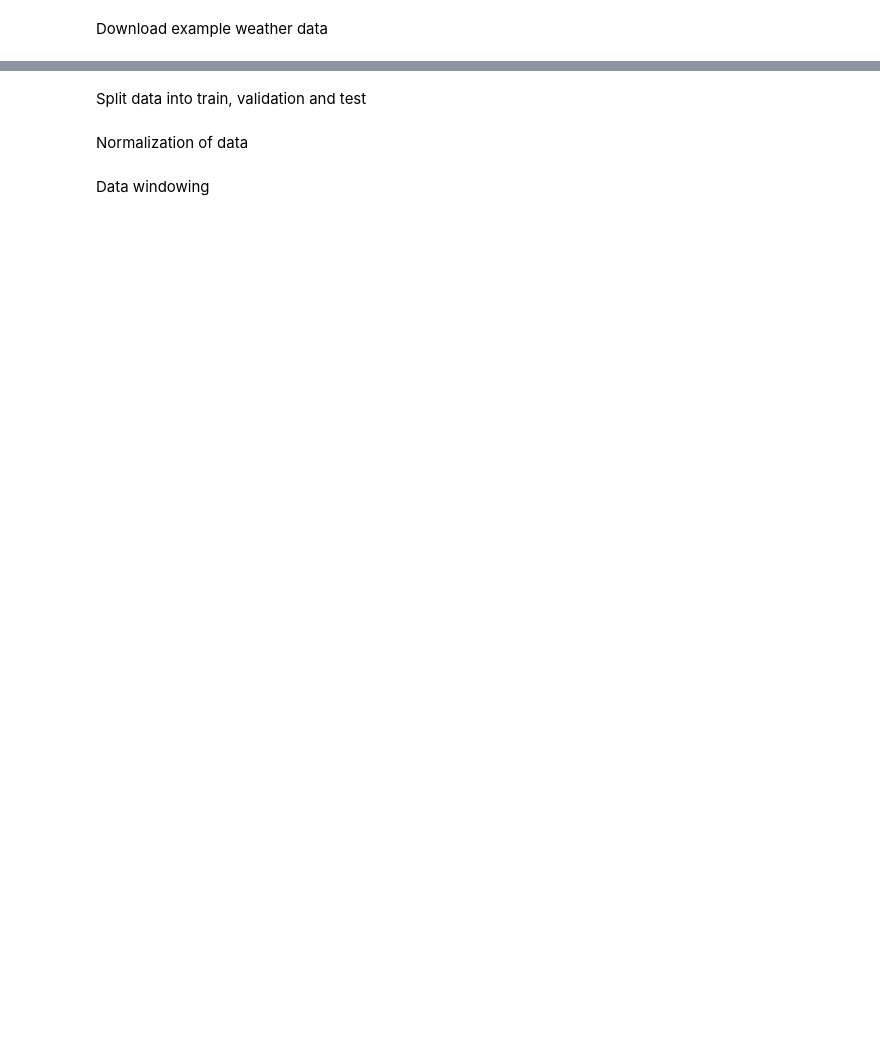
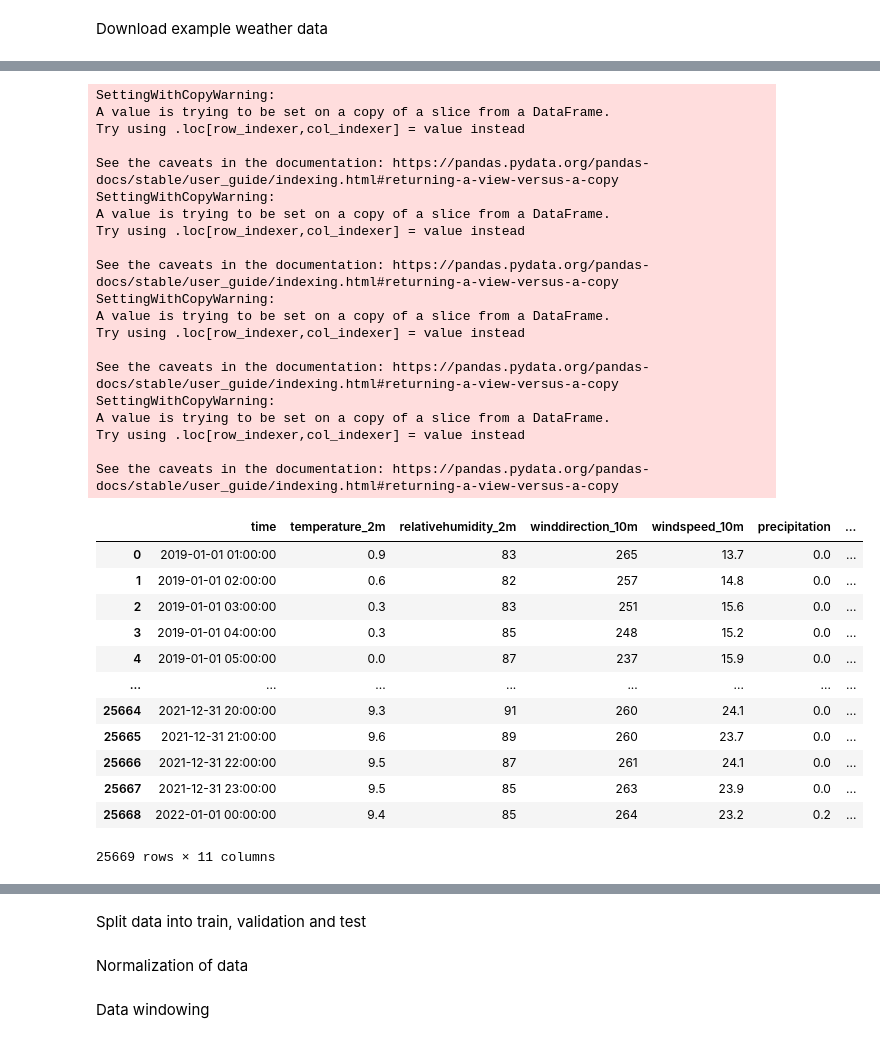
Before and after one commit to TheisNiklas/particulate-matter-prediction, a Jupyter notebook: src/model/tensorflowTesting.ipynb, the cells around one changed output, grey strips where cells are left out. Drawn from its saved outputs; the diff is of its cells as text; code cells hidden in the pictures; blank space fills up the shorter version.

```diff
--- a/src/model/tensorflowTesting.ipynb
+++ b/src/model/tensorflowTesting.ipynb
@@ -66,0 +102,48 @@ clean up
+# %%
+timestamp_s = df_dropped.index.map(pd.Timestamp.timestamp)
+
+day = 24*60*60
+year = (365.2425)*day
+
+df_dropped['Day sin'] = np.sin(timestamp_s * (2 * np.pi / day))
+df_dropped['Day cos'] = np.cos(timestamp_s * (2 * np.pi / day))
+df_dropped['Year sin'] = np.sin(timestamp_s * (2 * np.pi / year))
+df_dropped['Year cos'] = np.cos(timestamp_s * (2 * np.pi / year))
+df_dropped.reset_index(inplace=True)
+#df_dropped = df_dropped.drop('time', axis=1)
+
+df_dropped
+# %% [output]
+SettingWithCopyWarning:
+A value is trying to be set on a copy of a slice from a DataFrame.
+Try using .loc[row_indexer,col_indexer] = value instead
+
+See the caveats in the documentation: https://pandas.pydata.org/pandas-docs/stable/user_guide/indexing.html#returning-a-view-versus-a-copy
+SettingWithCopyWarning:
+A value is trying to be set on a copy of a slice from a DataFrame.
+Try using .loc[row_indexer,col_indexer] = value instead
+
+See the caveats in the documentation: https://pandas.pydata.org/pandas-docs/stable/user_guide/indexing.html#returning-a-view-versus-a-copy
+SettingWithCopyWarning:
+A value is trying to be set on a copy of a slice from a DataFrame.
+Try using .loc[row_indexer,col_indexer] = value instead
+
+See the caveats in the documentation: https://pandas.pydata.org/pandas-docs/stable/user_guide/indexing.html#returning-a-view-versus-a-copy
+SettingWithCopyWarning:
+A value is trying to be set on a copy of a slice from a DataFrame.
+Try using .loc[row_indexer,col_indexer] = value instead
+
+See the caveats in the documentation: https://pandas.pydata.org/pandas-docs/stable/user_guide/indexing.html#returning-a-view-versus-a-copy
+|  | time | temperature_2m | relativehumidity_2m | winddirection_10m | windspeed_10m | precipitation | ... |
+| 0 | 2019-01-01 01:00:00 | 0.9 | 83 | 265 | 13.7 | 0.0 | ... |
+| 1 | 2019-01-01 02:00:00 | 0.6 | 82 | 257 | 14.8 | 0.0 | ... |
+| 2 | 2019-01-01 03:00:00 | 0.3 | 83 | 251 | 15.6 | 0.0 | ... |
+| 3 | 2019-01-01 04:00:00 | 0.3 | 85 | 248 | 15.2 | 0.0 | ... |
+| 4 | 2019-01-01 05:00:00 | 0.0 | 87 | 237 | 15.9 | 0.0 | ... |
+| ... | ... | ... | ... | ... | ... | ... | ... |
+| 25664 | 2021-12-31 20:00:00 | 9.3 | 91 | 260 | 24.1 | 0.0 | ... |
+| 25665 | 2021-12-31 21:00:00 | 9.6 | 89 | 260 | 23.7 | 0.0 | ... |
+| 25666 | 2021-12-31 22:00:00 | 9.5 | 87 | 261 | 24.1 | 0.0 | ... |
+| 25667 | 2021-12-31 23:00:00 | 9.5 | 85 | 263 | 23.9 | 0.0 | ... |
+| 25668 | 2022-01-01 00:00:00 | 9.4 | 85 | 264 | 23.2 | 0.2 | ... |
+25669 rows × 11 columns
```
Also changed, not shown: parts of 31 cells of this notebook.
